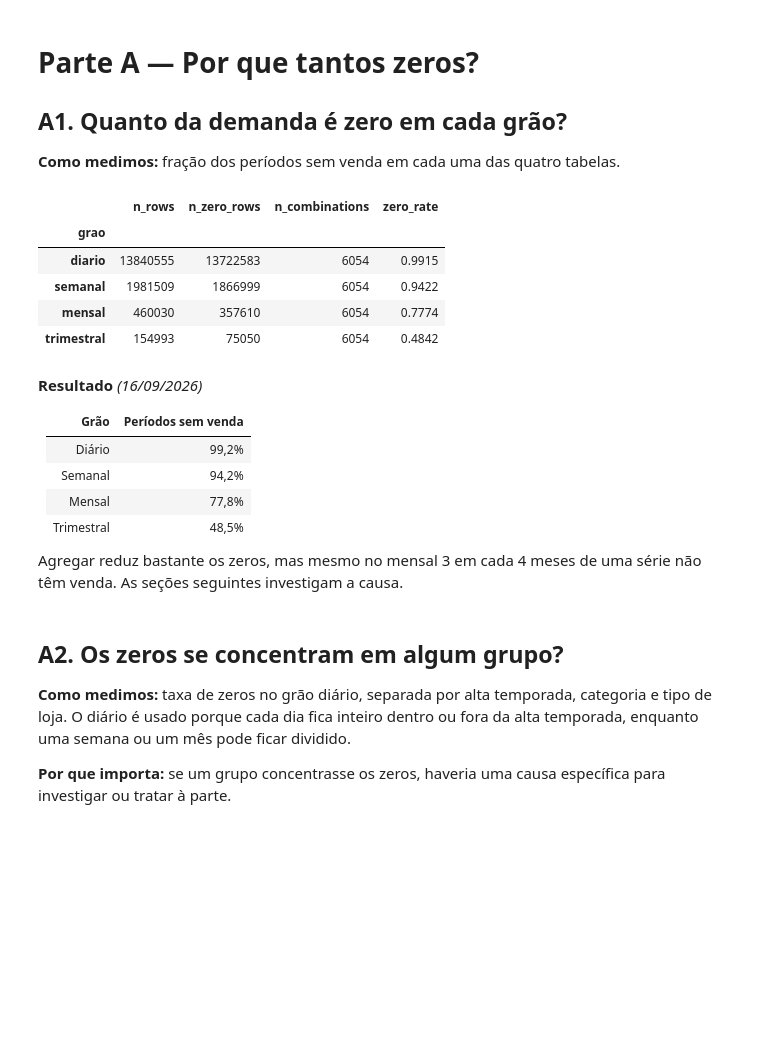
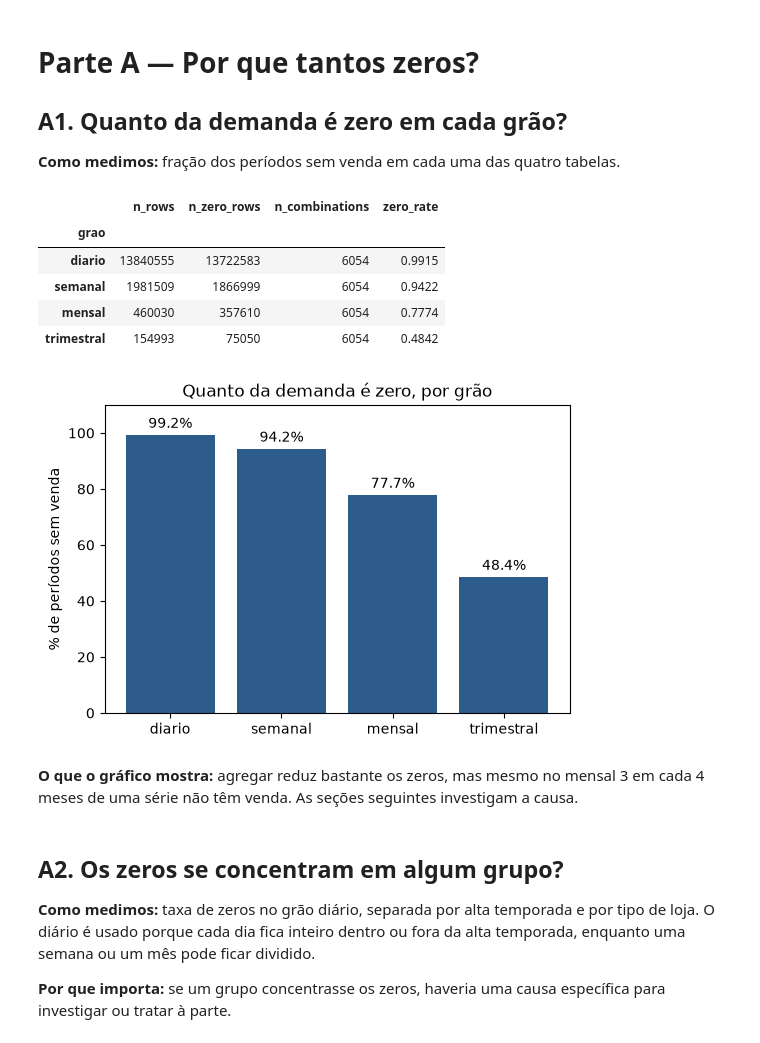
Before and after one commit to gusdiaso/lh_nautical_athena, a Jupyter notebook: notebooks/ml/01_eda_demand_zeros.ipynb, the cells around one changed output. Drawn from its saved outputs; the diff is of its cells as text; code cells hidden in the pictures; blank space fills up the shorter version.

```diff
--- a/notebooks/ml/01_eda_demand_zeros.ipynb
+++ b/notebooks/ml/01_eda_demand_zeros.ipynb
@@ -93,34 +92,36 @@ trimestral  dev_lh_nautical.ml.agg_demand_quarterly
 
 **Como medimos:** fração dos períodos sem venda em cada uma das quatro tabelas.
 # %%
-pd.concat(
+zero_by_grain = pd.concat(
     [
         zero_rate_overall(df, GRAINS[name].target_col, GRAINS[name].id_cols).toPandas().assign(grao=name)
         for name, df in DFS.items()
     ]
-).set_index("grao")
+).set_index("grao").loc[list(GRAINS)]
+
+display(zero_by_grain)
+
+fig, ax = plt.subplots(figsize=(6, 4))
+bars = ax.bar(zero_by_grain.index, zero_by_grain["zero_rate"] * 100, color=CORES[0])
+ax.bar_label(bars, fmt="%.1f%%", padding=3)
+ax.set_ylim(0, 110)
+ax.set_ylabel("% de períodos sem venda")
+ax.set_title("Quanto da demanda é zero, por grão")
+plt.show()
 # %% [output]
 |  | n_rows | n_zero_rows | n_combinations | zero_rate |
 | grao |  |  |  |  |
 | diario | 13840555 | 13722583 | 6054 | 0.9915 |
 | semanal | 1981509 | 1866999 | 6054 | 0.9422 |
 | mensal | 460030 | 357610 | 6054 | 0.7774 |
 | trimestral | 154993 | 75050 | 6054 | 0.4842 |
+[figure, added]
 # %% [markdown]
-**Resultado** *(16/09/2026)*
-
-| Grão | Períodos sem venda |
-|---|---|
-| Diário | 99,2% |
-| Semanal | 94,2% |
-| Mensal | 77,8% |
-| Trimestral | 48,5% |
-
-Agregar reduz bastante os zeros, mas mesmo no mensal 3 em cada 4 meses de uma série não têm venda. As seções seguintes investigam a causa.
+**O que o gráfico mostra:** agregar reduz bastante os zeros, mas mesmo no mensal 3 em cada 4 meses de uma série não têm venda. As seções seguintes investigam a causa.
 # %% [markdown]
 ## A2. Os zeros se concentram em algum grupo?
 
-**Como medimos:** taxa de zeros no grão diário, separada por alta temporada, categoria e tipo de loja. O diário é usado porque cada dia fica inteiro dentro ou fora da alta temporada, enquanto uma semana ou um mês pode ficar dividido.
+**Como medimos:** taxa de zeros no grão diário, separada por alta temporada e por tipo de loja. O diário é usado porque cada dia fica inteiro dentro ou fora da alta temporada, enquanto uma semana ou um mês pode ficar dividido.
 
 **Por que importa:** se um grupo concentrasse os zeros, haveria uma causa específica para investigar ou tratar à parte.
 # %%
```
Also changed, not shown: parts of 36 cells of this notebook, 3 other files.
